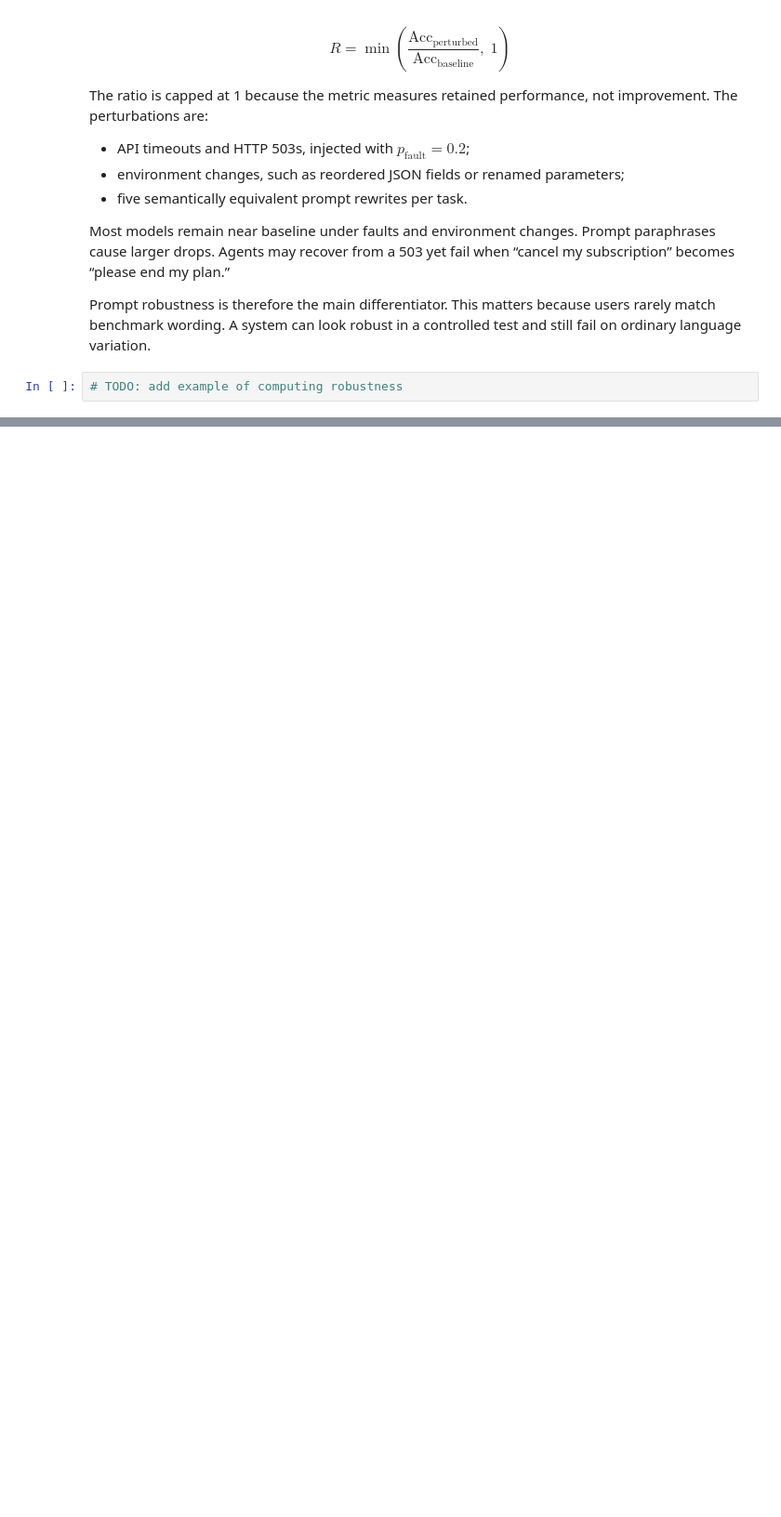
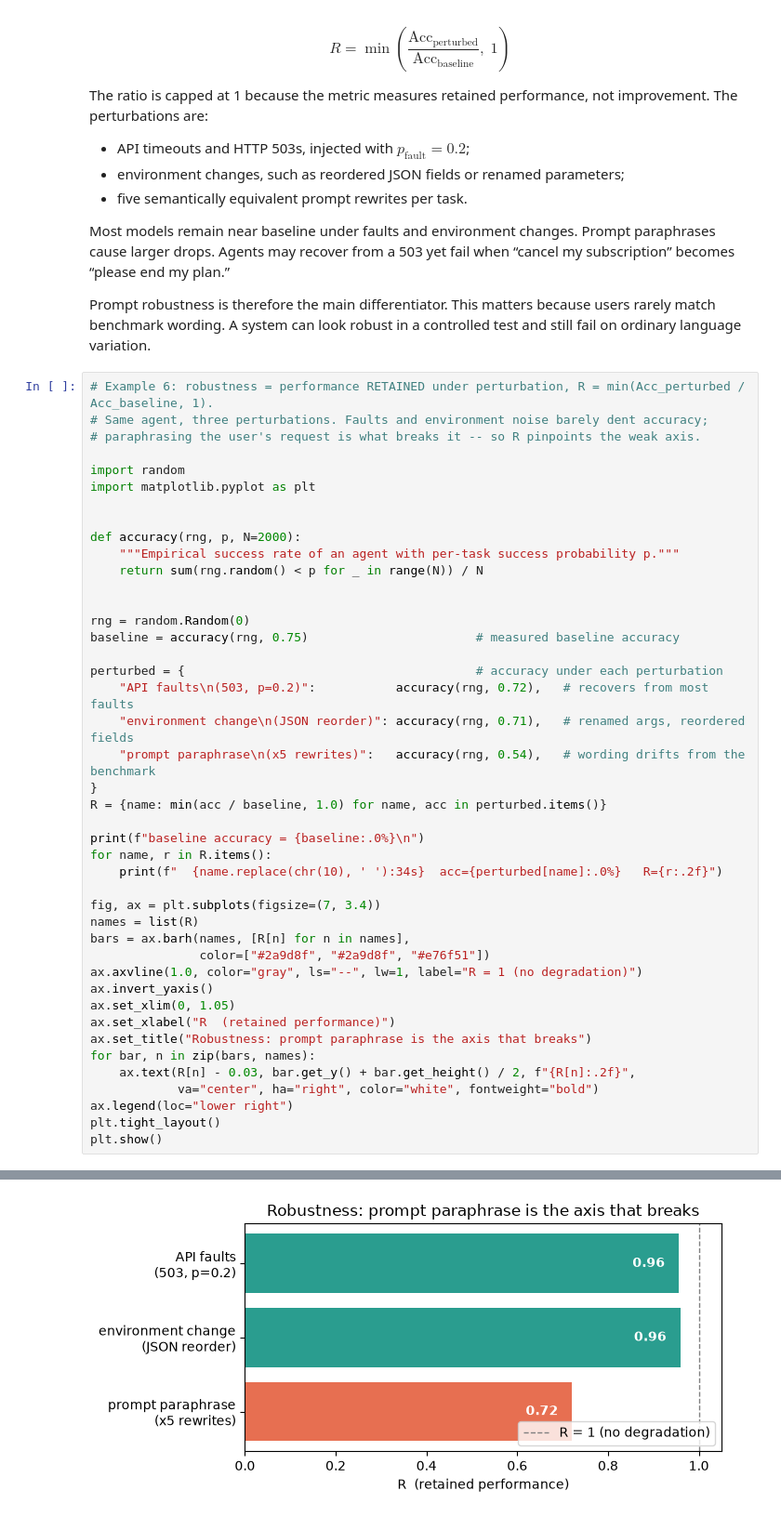
Before and after one commit to vkroz/writings_with_code, a Jupyter notebook: towards_reliable_ai_agents.ipynb, the cells around one changed output, grey strips where cells are left out. Shown at 93% size. Saved outputs shown, nothing was run; the diff lists cells and outputs as text; blank space fills up the shorter version.

```diff
--- a/towards_reliable_ai_agents.ipynb
+++ b/towards_reliable_ai_agents.ipynb
@@ -318,4 +364,46 @@ Most models remain near baseline under faults and environment changes. Prompt pa
 
 Prompt robustness is therefore the main differentiator. This matters because users rarely match benchmark wording. A system can look robust in a controlled test and still fail on ordinary language variation.
 # %%
-# TODO: add example of computing robustness
+# Example 6: robustness = performance RETAINED under perturbation, R = min(Acc_perturbed / Acc_baseline, 1).
+# Same agent, three perturbations. Faults and environment noise barely dent accuracy;
+# paraphrasing the user's request is what breaks it -- so R pinpoints the weak axis.
+
+import random
+import matplotlib.pyplot as plt
+
+
+def accuracy(rng, p, N=2000):
+    """Empirical success rate of an agent with per-task success probability p."""
+    return sum(rng.random() < p for _ in range(N)) / N
+
+
+rng = random.Random(0)
+baseline = accuracy(rng, 0.75)                       # measured baseline accuracy
+
+perturbed = {                                        # accuracy under each perturbation
+    "API faults\n(503, p=0.2)":           accuracy(rng, 0.72),   # recovers from most faults
+    "environment change\n(JSON reorder)": accuracy(rng, 0.71),   # renamed args, reordered fields
+    "prompt paraphrase\n(x5 rewrites)":   accuracy(rng, 0.54),   # wording drifts from the benchmark
+}
+R = {name: min(acc / baseline, 1.0) for name, acc in perturbed.items()}
+
+print(f"baseline accuracy = {baseline:.0%}\n")
+for name, r in R.items():
+    print(f"  {name.replace(chr(10), ' '):34s}  acc={perturbed[name]:.0%}   R={r:.2f}")
+
+fig, ax = plt.subplots(figsize=(7, 3.4))
+names = list(R)
+bars = ax.barh(names, [R[n] for n in names],
+               color=["#2a9d8f", "#2a9d8f", "#e76f51"])
+ax.axvline(1.0, color="gray", ls="--", lw=1, label="R = 1 (no degradation)")
+ax.invert_yaxis()
+ax.set_xlim(0, 1.05)
+ax.set_xlabel("R  (retained performance)")
+ax.set_title("Robustness: prompt paraphrase is the axis that breaks")
+for bar, n in zip(bars, names):
+    ax.text(R[n] - 0.03, bar.get_y() + bar.get_height() / 2, f"{R[n]:.2f}",
+            va="center", ha="right", color="white", fontweight="bold")
+ax.legend(loc="lower right")
+plt.tight_layout()
+plt.show()
+# %% [output]
@@ -322,3 +415,4 @@ Prompt robustness is therefore the main differentiator. This matters because use
+[figure, added]
 # %% [markdown]
 ### 3.4 Predictability: calibration improved; failure detection did not
 
```
Also changed, not shown: parts of 5 cells of this notebook.
